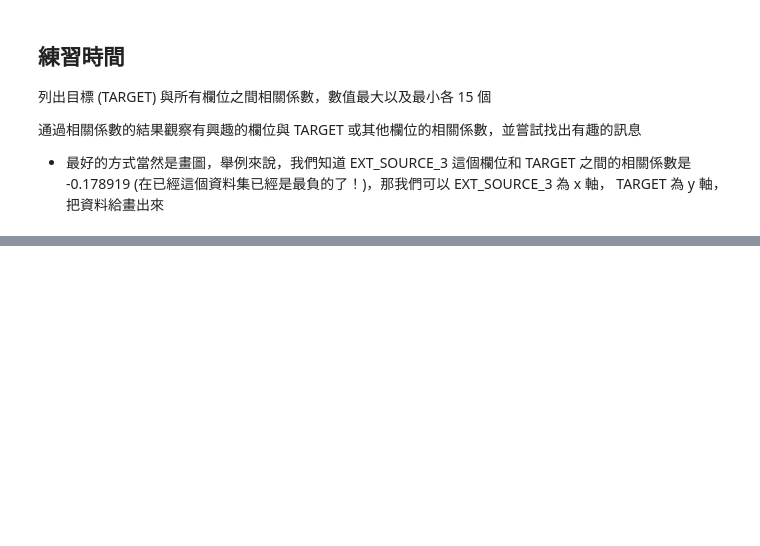
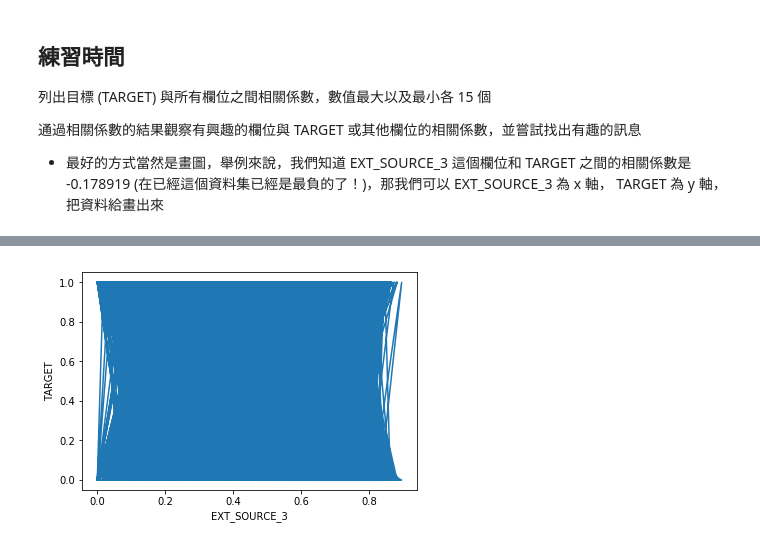
Before and after one commit to jtsu6565/4th-ML100Days, a Jupyter notebook: homework/Day_015_HW.ipynb, the cells around one changed output, grey strips where cells are left out. Cells and saved outputs as stored; diff of their text form; code cells hidden in the pictures; blank space fills up the shorter version.

```diff
--- a/homework/Day_015_HW.ipynb
+++ b/homework/Day_015_HW.ipynb
@@ -102,0 +121,7 @@ sub_train.head()
+# %%
+plt.plot(app_train['EXT_SOURCE_3'],app_train['TARGET'])
+plt.xlabel('EXT_SOURCE_3')
+plt.ylabel('TARGET')
+plt.show()
+# %% [output]
+[figure, added]
```
Also changed, not shown: parts of 4 cells of this notebook.
